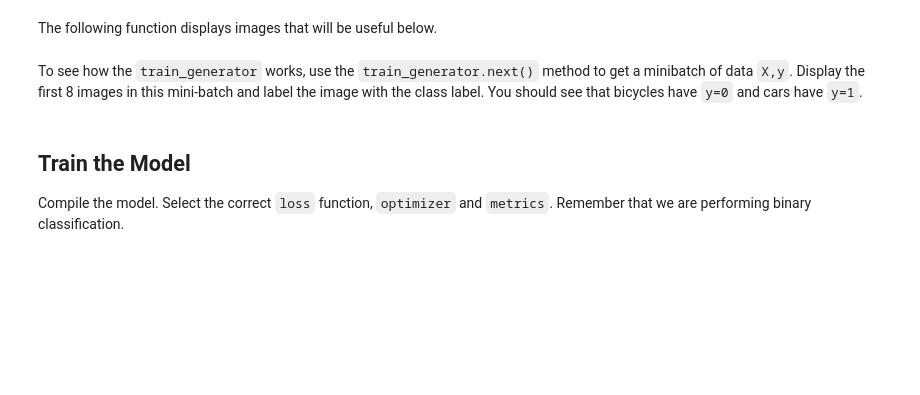
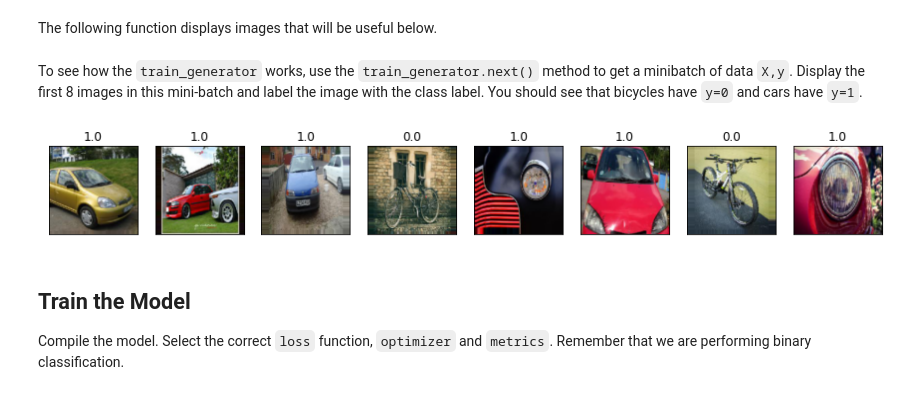
Before and after one commit to 1mgroot/MachineLearning, a Jupyter notebook: unit10_cnn/lab_fine_tune_partial_colab_flickr.ipynb, the cells around one changed output. Cells and saved outputs as stored; diff of their text form; code cells hidden in the pictures; blank space fills up the shorter version.

```diff
--- a/unit10_cnn/lab_fine_tune_partial_colab_flickr.ipynb
+++ b/unit10_cnn/lab_fine_tune_partial_colab_flickr.ipynb
@@ -83,8 +87,8 @@ from io import BytesIO
 Make sure to get a api key and secret code and change below:
 # %%
 # see the flickr demo on where to get keys.
-api_key = u'your key'   #u'0bcc03asdfasge12412341324041a6d457cb18321'
-api_secret = u'your secret'  #u'bbeasdfasdf3327a0'
+api_key = u'6588c92054b9ae8c672502a97a0c4d92'   #u'0bcc03asdfasge12412341324041a6d457cb18321'
+api_secret = u'8115b925721f12bd'  #u'bbeasdfasdf3327a0'
 flickr = flickrapi.FlickrAPI(api_key, api_secret)
 # %% [markdown]
 Download bicycles
@@ -364,3 +434,13 @@ To see how the `train_generator` works, use the `train_generator.next()` method
+# %%
+# TODO 10
+X,y = train_generator.next()
+plt.figure(figsize=(15,15))
+for i in range(8):
+  plt.subplot(1,8,i+1)
+  disp_image(X[i,:,:,:])
+  plt.title(y[i])
+# %% [output]
+[figure, added]
 # %% [markdown]
 ## Train the Model
 
```
Also changed, not shown: parts of 18 cells of this notebook.
